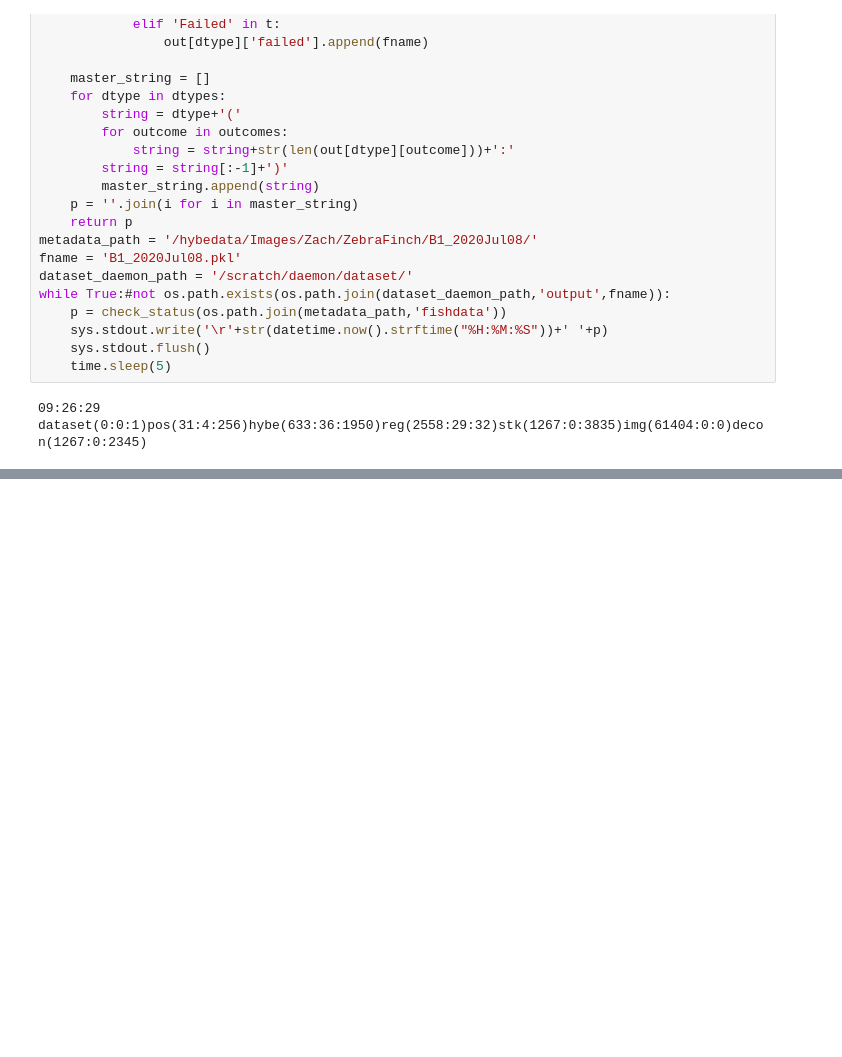
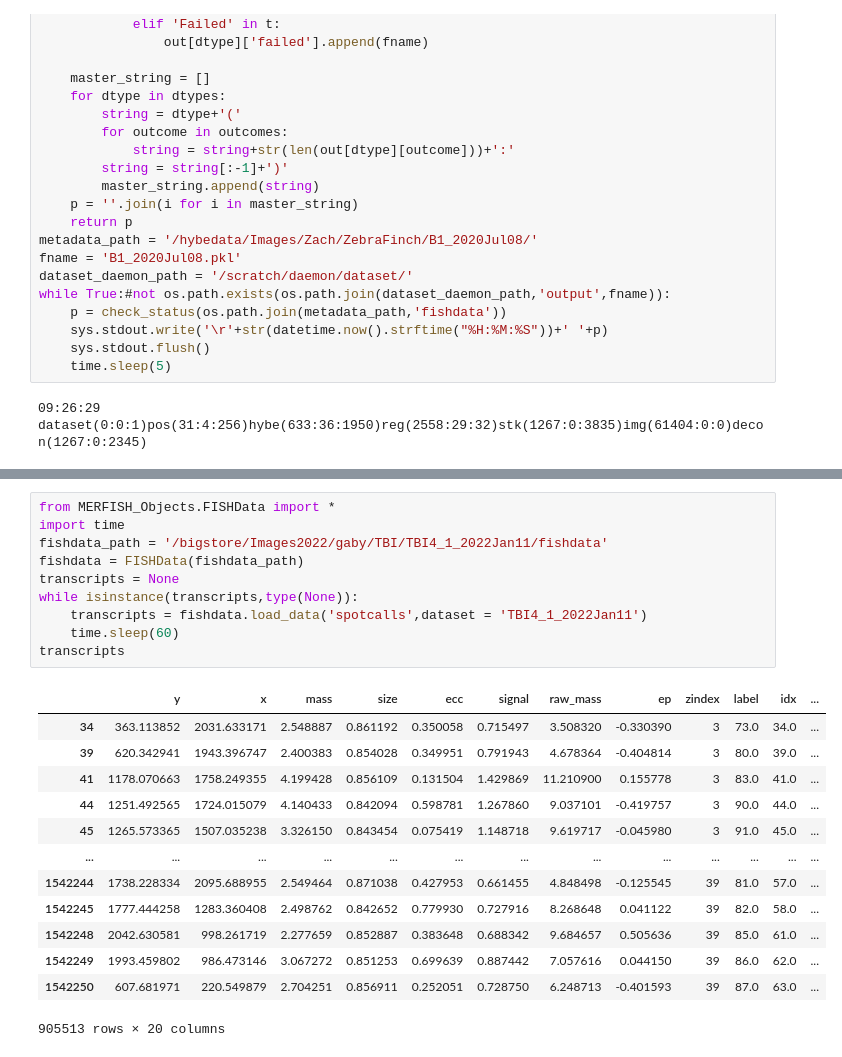
Before and after one commit to wollmanlab/PySpots, a Jupyter notebook: MERFISH_Objects/Example.ipynb, the cells around one changed output, grey strips where cells are left out. Drawn from its saved outputs; the diff is of its cells as text; blank space fills up the shorter version.

```diff
--- a/MERFISH_Objects/Example.ipynb
+++ b/MERFISH_Objects/Example.ipynb
@@ -121,0 +158,24 @@ TBI-1-1_2021Oct20_Pos68_X_DeepBlue_X_flag.csv
+# %%
+from MERFISH_Objects.FISHData import *
+import time
+fishdata_path = '/bigstore/Images2022/gaby/TBI/TBI4_1_2022Jan11/fishdata'
+fishdata = FISHData(fishdata_path)
+transcripts = None
+while isinstance(transcripts,type(None)):
+    transcripts = fishdata.load_data('spotcalls',dataset = 'TBI4_1_2022Jan11')
+    time.sleep(60)
+transcripts
+# %% [output]
+|  | y | x | mass | size | ecc | signal | raw_mass | ep | zindex | label | idx | ... |
+| 34 | 363.113852 | 2031.633171 | 2.548887 | 0.861192 | 0.350058 | 0.715497 | 3.508320 | -0.330390 | 3 | 73.0 | 34.0 | ... |
+| 39 | 620.342941 | 1943.396747 | 2.400383 | 0.854028 | 0.349951 | 0.791943 | 4.678364 | -0.404814 | 3 | 80.0 | 39.0 | ... |
+| 41 | 1178.070663 | 1758.249355 | 4.199428 | 0.856109 | 0.131504 | 1.429869 | 11.210900 | 0.155778 | 3 | 83.0 | 41.0 | ... |
+| 44 | 1251.492565 | 1724.015079 | 4.140433 | 0.842094 | 0.598781 | 1.267860 | 9.037101 | -0.419757 | 3 | 90.0 | 44.0 | ... |
+| 45 | 1265.573365 | 1507.035238 | 3.326150 | 0.843454 | 0.075419 | 1.148718 | 9.619717 | -0.045980 | 3 | 91.0 | 45.0 | ... |
+| ... | ... | ... | ... | ... | ... | ... | ... | ... | ... | ... | ... | ... |
+| 1542244 | 1738.228334 | 2095.688955 | 2.549464 | 0.871038 | 0.427953 | 0.661455 | 4.848498 | -0.125545 | 39 | 81.0 | 57.0 | ... |
+| 1542245 | 1777.444258 | 1283.360408 | 2.498762 | 0.842652 | 0.779930 | 0.727916 | 8.268648 | 0.041122 | 39 | 82.0 | 58.0 | ... |
+| 1542248 | 2042.630581 | 998.261719 | 2.277659 | 0.852887 | 0.383648 | 0.688342 | 9.684657 | 0.505636 | 39 | 85.0 | 61.0 | ... |
+| 1542249 | 1993.459802 | 986.473146 | 3.067272 | 0.851253 | 0.699639 | 0.887442 | 7.057616 | 0.044150 | 39 | 86.0 | 62.0 | ... |
+| 1542250 | 607.681971 | 220.549879 | 2.704251 | 0.856911 | 0.252051 | 0.728750 | 6.248713 | -0.401593 | 39 | 87.0 | 63.0 | ... |
+905513 rows × 20 columns
```
Also changed, not shown: parts of 25 cells of this notebook, 13 other files.
